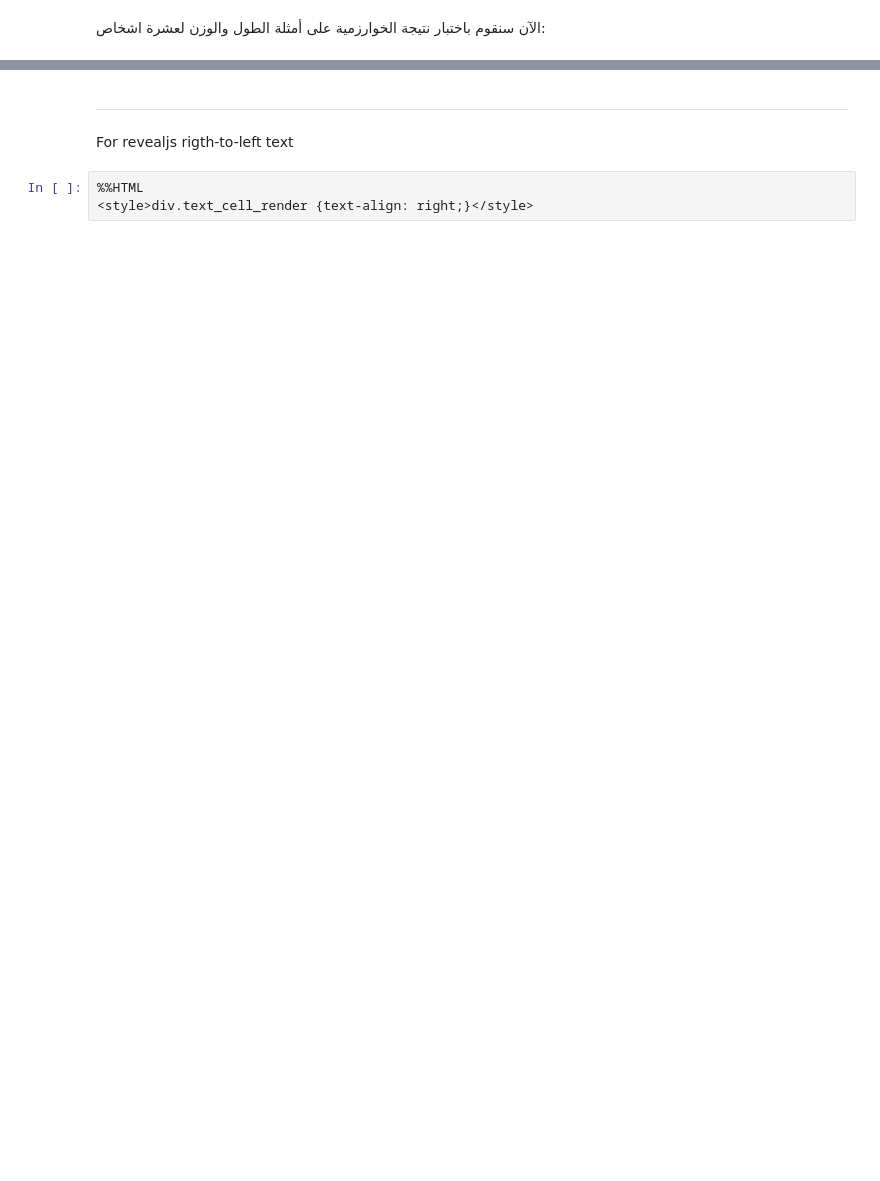
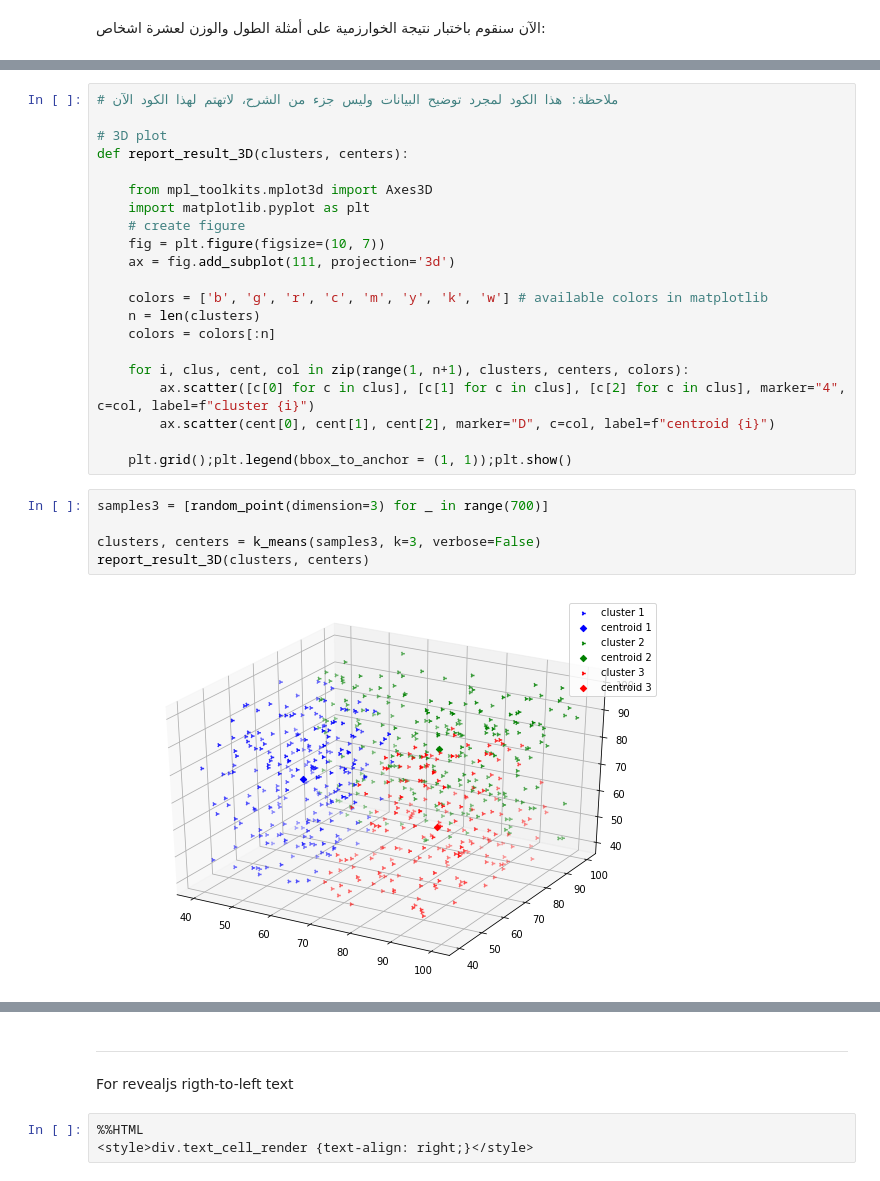
Before and after one commit to iamaziz/py_ml_and_algorithms-in-ar, a Jupyter notebook: machine_learning/clustering/k_means.ipynb, the cells around one changed output, grey strips where cells are left out. Drawn from its saved outputs; the diff is of its cells as text; blank space fills up the shorter version.

```diff
--- a/machine_learning/clustering/k_means.ipynb
+++ b/machine_learning/clustering/k_means.ipynb
@@ -240,0 +306,28 @@ ITER:
+# %%
+# ملاحظة: هذا الكود لمجرد توضيح البيانات وليس جزء من الشرح، لاتهتم لهذا الكود الآن
+
+# 3D plot
+def report_result_3D(clusters, centers):
+
+    from mpl_toolkits.mplot3d import Axes3D
+    import matplotlib.pyplot as plt
+    # create figure
+    fig = plt.figure(figsize=(10, 7))
+    ax = fig.add_subplot(111, projection='3d')
+
+    colors = ['b', 'g', 'r', 'c', 'm', 'y', 'k', 'w'] # available colors in matplotlib
+    n = len(clusters)
+    colors = colors[:n]
+
+    for i, clus, cent, col in zip(range(1, n+1), clusters, centers, colors):
+        ax.scatter([c[0] for c in clus], [c[1] for c in clus], [c[2] for c in clus], marker="4", c=col, label=f"cluster {i}")
+        ax.scatter(cent[0], cent[1], cent[2], marker="D", c=col, label=f"centroid {i}")
+
+    plt.grid();plt.legend(bbox_to_anchor = (1, 1));plt.show()
+# %%
+samples3 = [random_point(dimension=3) for _ in range(700)]
+
+clusters, centers = k_means(samples3, k=3, verbose=False)
+report_result_3D(clusters, centers)
+# %% [output]
+[figure, added]
```
Also changed, not shown: parts of 49 cells of this notebook.
